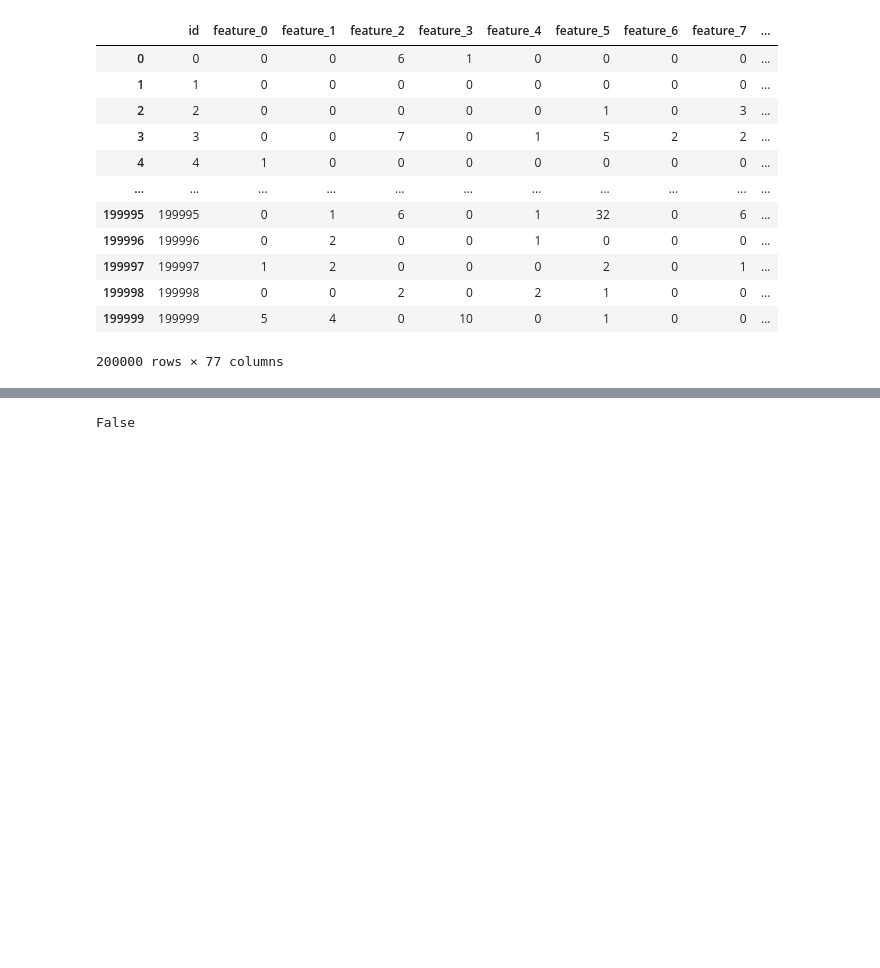
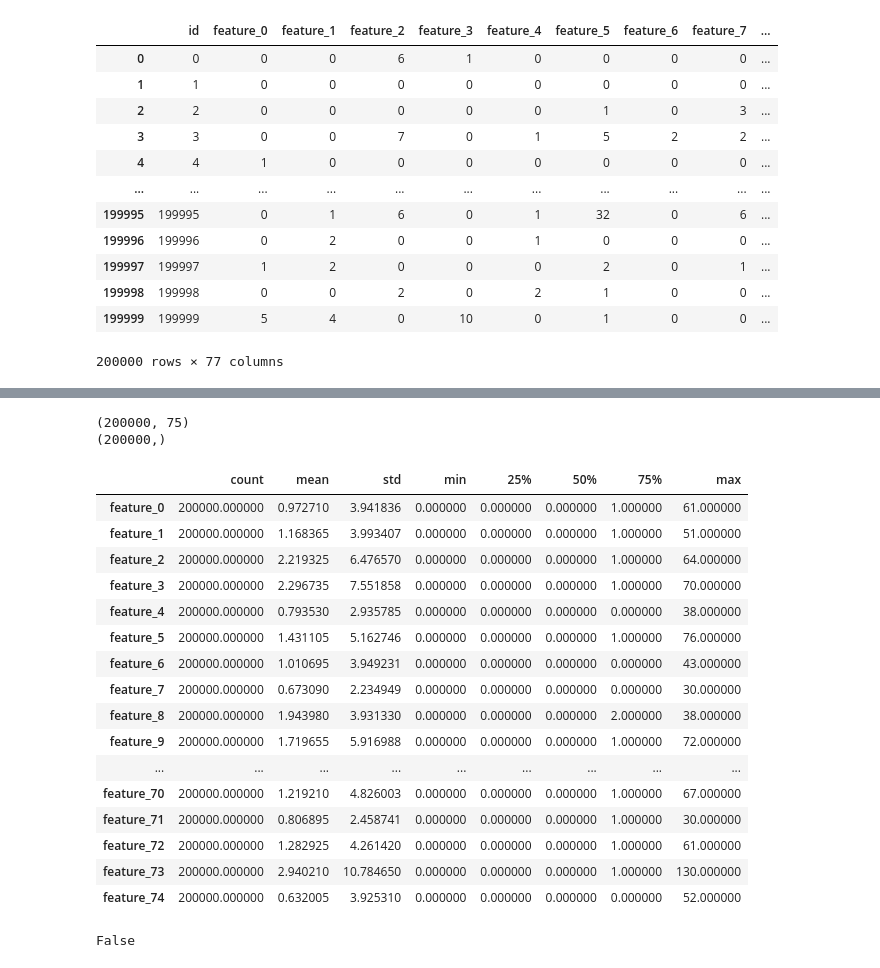
Before and after one commit to Animeshrockn/Kaggle_Playground_June21, a Jupyter notebook: Kaggle_playground_jun21.ipynb, the cells around one changed output, grey strips where cells are left out. Cells and saved outputs as stored; diff of their text form; code cells hidden in the pictures; blank space fills up the shorter version.

```diff
--- a/Kaggle_playground_jun21.ipynb
+++ b/Kaggle_playground_jun21.ipynb
@@ -74,3 +42,40 @@ from sklearn.preprocessing import LabelEncoder
+# %%
+# Converting Target column to int values and splitting targets
+label_dict = {val:idx for idx, val in enumerate(sorted(train['target'].unique()))}
+train['target'] = train['target'].map(label_dict)
+
+target = train['target']
+train.drop(['target'], inplace=True, axis=1)
+train.drop(['id'], inplace=True, axis=1)
+test.drop(['id'], inplace=True, axis=1)
+# %%
+print(train.shape)
+print(target.shape)
+# %% [output]
+(200000, 75)
+(200000,)
+# %%
+train.describe().T.style.bar(subset=['mean'], color='#205ff2')\
+                            .background_gradient(subset=['std'], cmap='Reds')\
+                            .background_gradient(subset=['50%'], cmap='coolwarm')
+# %% [output]
+|  | count | mean | std | min | 25% | 50% | 75% | max |
+| feature_0 | 200000.000000 | 0.972710 | 3.941836 | 0.000000 | 0.000000 | 0.000000 | 1.000000 | 61.000000 |
+| feature_1 | 200000.000000 | 1.168365 | 3.993407 | 0.000000 | 0.000000 | 0.000000 | 1.000000 | 51.000000 |
+| feature_2 | 200000.000000 | 2.219325 | 6.476570 | 0.000000 | 0.000000 | 0.000000 | 1.000000 | 64.000000 |
+| feature_3 | 200000.000000 | 2.296735 | 7.551858 | 0.000000 | 0.000000 | 0.000000 | 1.000000 | 70.000000 |
+| feature_4 | 200000.000000 | 0.793530 | 2.935785 | 0.000000 | 0.000000 | 0.000000 | 0.000000 | 38.000000 |
+| feature_5 | 200000.000000 | 1.431105 | 5.162746 | 0.000000 | 0.000000 | 0.000000 | 1.000000 | 76.000000 |
+| feature_6 | 200000.000000 | 1.010695 | 3.949231 | 0.000000 | 0.000000 | 0.000000 | 0.000000 | 43.000000 |
+| feature_7 | 200000.000000 | 0.673090 | 2.234949 | 0.000000 | 0.000000 | 0.000000 | 0.000000 | 30.000000 |
+| feature_8 | 200000.000000 | 1.943980 | 3.931330 | 0.000000 | 0.000000 | 0.000000 | 2.000000 | 38.000000 |
+| feature_9 | 200000.000000 | 1.719655 | 5.916988 | 0.000000 | 0.000000 | 0.000000 | 1.000000 | 72.000000 |
+| ... | ... | ... | ... | ... | ... | ... | ... | ... |
+| feature_70 | 200000.000000 | 1.219210 | 4.826003 | 0.000000 | 0.000000 | 0.000000 | 1.000000 | 67.000000 |
+| feature_71 | 200000.000000 | 0.806895 | 2.458741 | 0.000000 | 0.000000 | 0.000000 | 1.000000 | 30.000000 |
+| feature_72 | 200000.000000 | 1.282925 | 4.261420 | 0.000000 | 0.000000 | 0.000000 | 1.000000 | 61.000000 |
+| feature_73 | 200000.000000 | 2.940210 | 10.784650 | 0.000000 | 0.000000 | 0.000000 | 1.000000 | 130.000000 |
+| feature_74 | 200000.000000 | 0.632005 | 3.925310 | 0.000000 | 0.000000 | 0.000000 | 0.000000 | 52.000000 |
 # %%
 # Checking Null values
 # pd.options.display.max_rows = 4000
```
Also changed, not shown: parts of 31 cells of this notebook, 2 other files.
